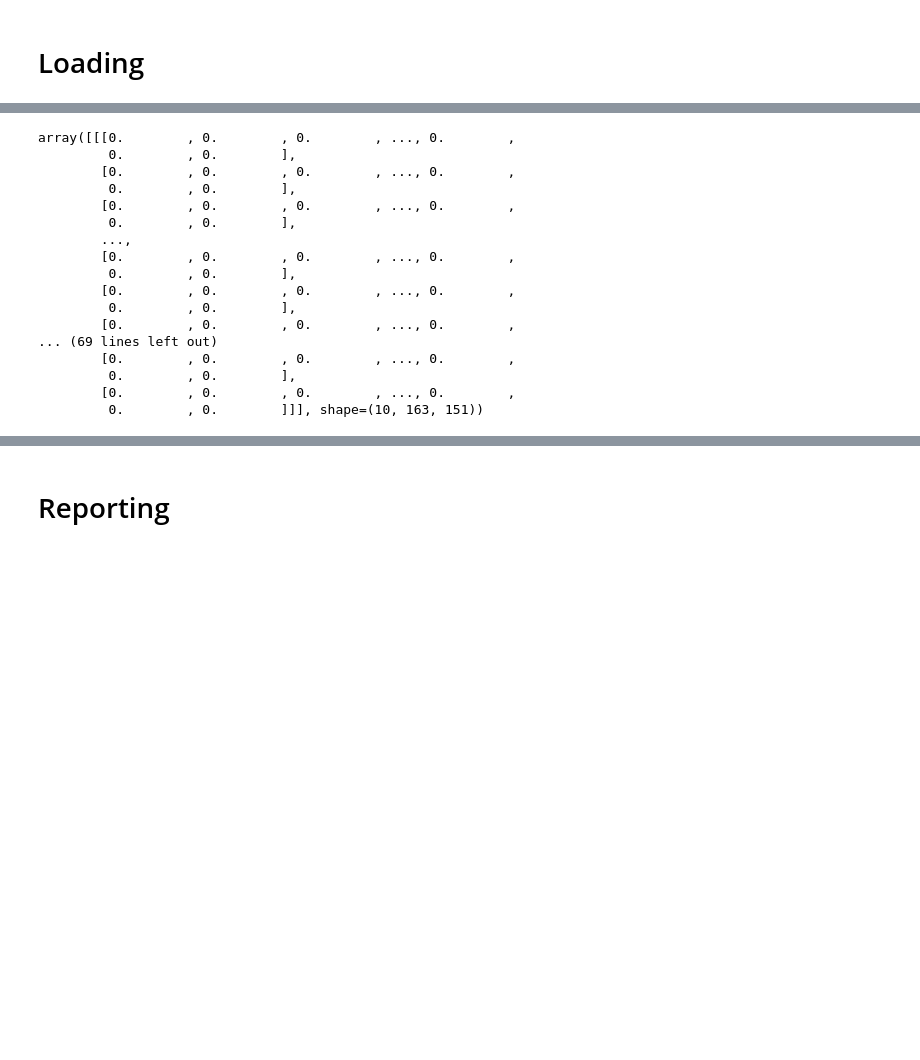
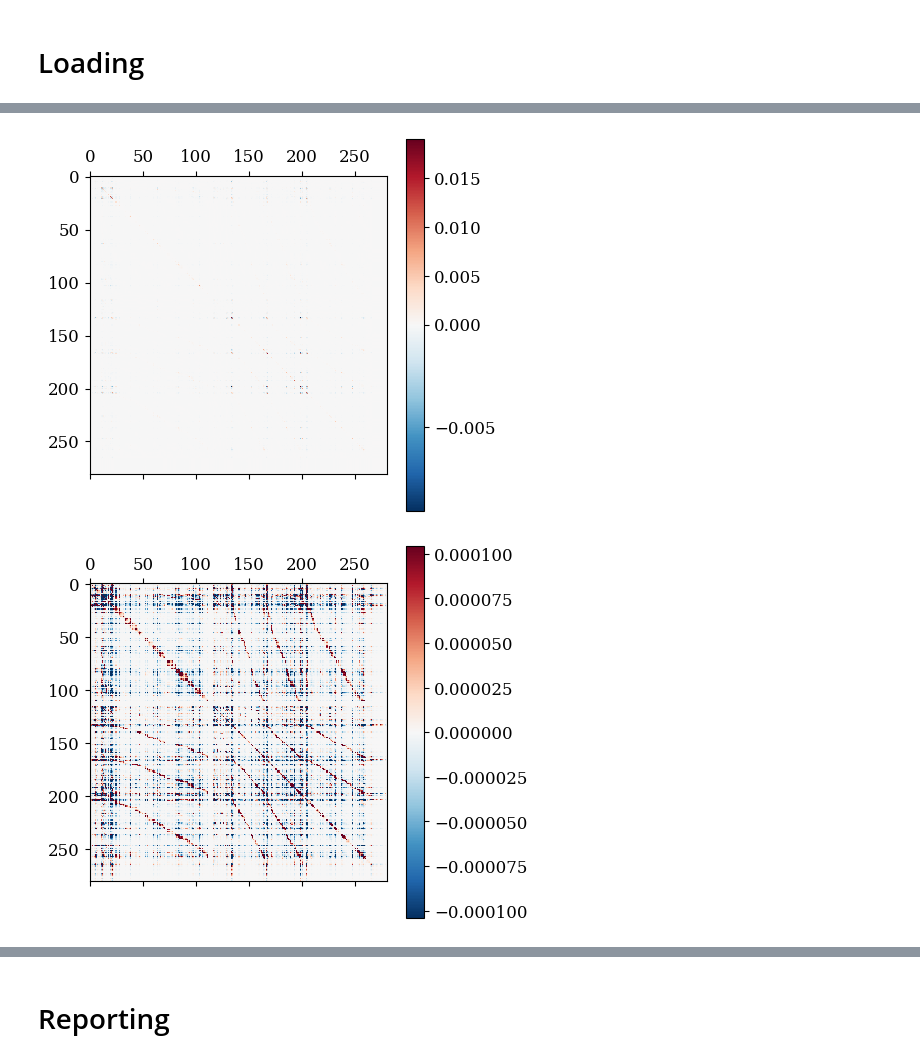
Before and after one commit to SwannChelly/SMM_Spatial_Comovement, a Jupyter notebook: analysis.ipynb, the cells around one changed output, grey strips where cells are left out. Drawn from its saved outputs; the diff is of its cells as text; code cells hidden in the pictures; blank space fills up the shorter version.

```diff
--- a/analysis.ipynb
+++ b/analysis.ipynb
@@ -499,27 +499,3 @@ def unpack_data(data_dict):
 
 # Or more elegantly with locals().update() in a notebook:
 # locals().update(data)
-# %%
-best_simulated_moments_dict = unpack_simulated_moments(
-        best_simulated_moments,
-        reference_empirical_moments
-    )
-best_simulated_moments_dict['emp_gamma_ls']
-# %% [output]
-array([[[0.        , 0.        , 0.        , ..., 0.        ,
-         0.        , 0.        ],
-        [0.        , 0.        , 0.        , ..., 0.        ,
-         0.        , 0.        ],
-        [0.        , 0.        , 0.        , ..., 0.        ,
-         0.        , 0.        ],
-        ...,
-        [0.        , 0.        , 0.        , ..., 0.        ,
-         0.        , 0.        ],
-        [0.        , 0.        , 0.        , ..., 0.        ,
-         0.        , 0.        ],
-        [0.        , 0.        , 0.        , ..., 0.        ,
-... (69 lines left out)
-        [0.        , 0.        , 0.        , ..., 0.        ,
-         0.        , 0.        ],
-        [0.        , 0.        , 0.        , ..., 0.        ,
-         0.        , 0.        ]]], shape=(10, 163, 151))
@@ -555,0 +526,33 @@ empirical_moments_dict['emp_gamma_ls'].shape
+# %%
+
+import matplotlib.pyplot as plt
+import numpy as np
+from matplotlib.colors import TwoSlopeNorm
+
+sigma_sim = np.load("../reporting_aero/step2/Sigma_sim.npy")
+
+norm = TwoSlopeNorm(vmin=sigma_sim.min(),
+                    vcenter=0,
+                    vmax=sigma_sim.max())
+
+plt.matshow(sigma_sim, cmap='RdBu_r', norm=norm)
+plt.colorbar()
+plt.show()
+
+import numpy as np
+import matplotlib.pyplot as plt
+from matplotlib.colors import TwoSlopeNorm
+
+sigma_sim = np.load("../reporting_aero/step2/Sigma_sim.npy")
+
+# Robust scale
+v = np.percentile(np.abs(sigma_sim), 95)  # try 95 if still washed out
+
+norm = TwoSlopeNorm(vmin=-v, vcenter=0, vmax=v)
+
+plt.matshow(sigma_sim, cmap='RdBu_r', norm=norm)
+plt.colorbar()
+plt.show()
+# %% [output]
+[figure, added]
+[figure, added]
```
Also changed, not shown: parts of 39 cells of this notebook, 3 other files.
